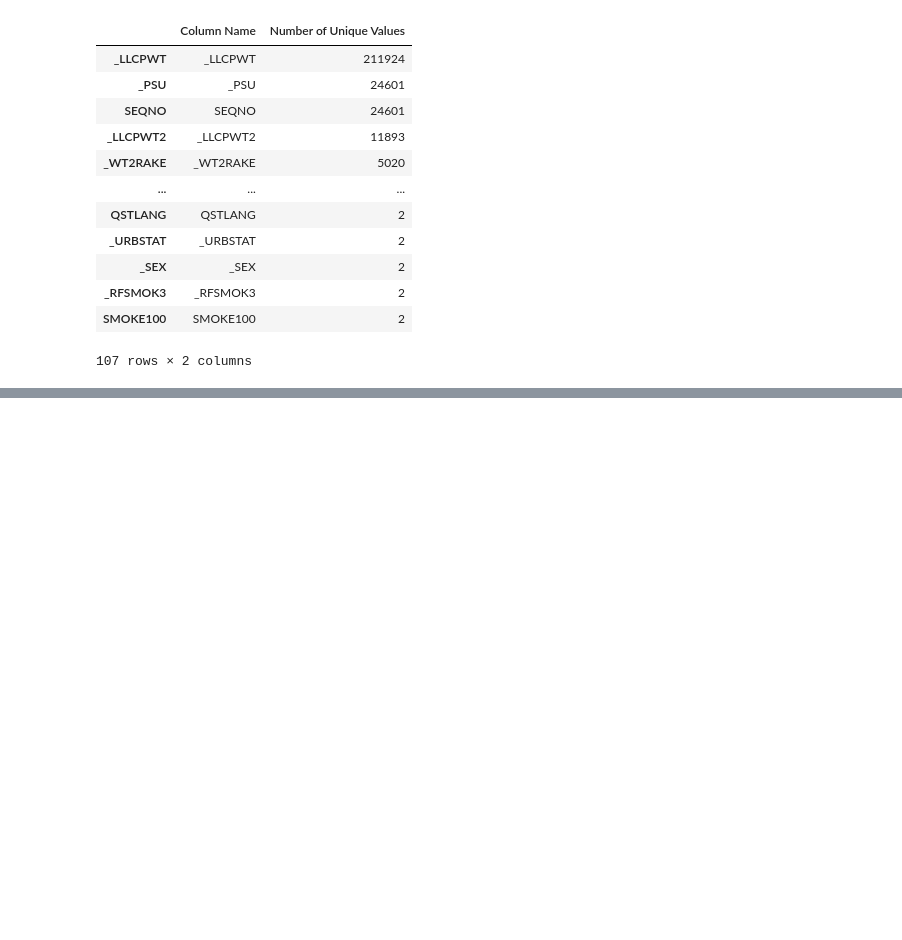
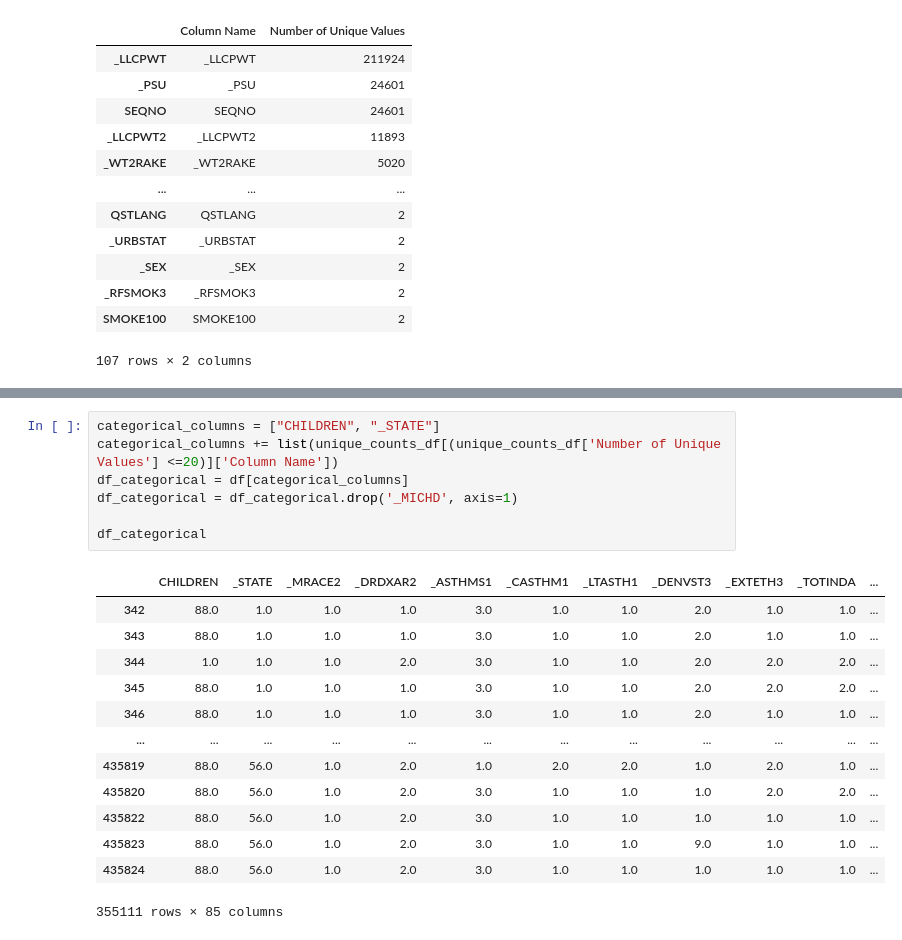
Before and after one commit to duvallar/MA384_CDSA, a Jupyter notebook: duvallar/indicators_2022/clean2022.ipynb, the cells around one changed output, grey strips where cells are left out. Drawn from its saved outputs; the diff is of its cells as text; blank space fills up the shorter version.

```diff
--- a/duvallar/indicators_2022/clean2022.ipynb
+++ b/duvallar/indicators_2022/clean2022.ipynb
@@ -242,0 +388,21 @@ Name: count, dtype: int64
+# %%
+categorical_columns = ["CHILDREN", "_STATE"]
+categorical_columns += list(unique_counts_df[(unique_counts_df['Number of Unique Values'] <=20)]['Column Name'])
+df_categorical = df[categorical_columns]
+df_categorical = df_categorical.drop('_MICHD', axis=1)
+
+df_categorical
+# %% [output]
+|  | CHILDREN | _STATE | _MRACE2 | _DRDXAR2 | _ASTHMS1 | _CASTHM1 | _LTASTH1 | _DENVST3 | _EXTETH3 | _TOTINDA | ... |
+| 342 | 88.0 | 1.0 | 1.0 | 1.0 | 3.0 | 1.0 | 1.0 | 2.0 | 1.0 | 1.0 | ... |
+| 343 | 88.0 | 1.0 | 1.0 | 1.0 | 3.0 | 1.0 | 1.0 | 2.0 | 1.0 | 1.0 | ... |
+| 344 | 1.0 | 1.0 | 1.0 | 2.0 | 3.0 | 1.0 | 1.0 | 2.0 | 2.0 | 2.0 | ... |
+| 345 | 88.0 | 1.0 | 1.0 | 1.0 | 3.0 | 1.0 | 1.0 | 2.0 | 2.0 | 2.0 | ... |
+| 346 | 88.0 | 1.0 | 1.0 | 1.0 | 3.0 | 1.0 | 1.0 | 2.0 | 1.0 | 1.0 | ... |
+| ... | ... | ... | ... | ... | ... | ... | ... | ... | ... | ... | ... |
+| 435819 | 88.0 | 56.0 | 1.0 | 2.0 | 1.0 | 2.0 | 2.0 | 1.0 | 2.0 | 1.0 | ... |
+| 435820 | 88.0 | 56.0 | 1.0 | 2.0 | 3.0 | 1.0 | 1.0 | 1.0 | 2.0 | 2.0 | ... |
+| 435822 | 88.0 | 56.0 | 1.0 | 2.0 | 3.0 | 1.0 | 1.0 | 1.0 | 1.0 | 1.0 | ... |
+| 435823 | 88.0 | 56.0 | 1.0 | 2.0 | 3.0 | 1.0 | 1.0 | 9.0 | 1.0 | 1.0 | ... |
+| 435824 | 88.0 | 56.0 | 1.0 | 2.0 | 3.0 | 1.0 | 1.0 | 1.0 | 1.0 | 1.0 | ... |
+355111 rows × 85 columns
```
Also changed, not shown: parts of 16 cells of this notebook, 1 other file.
